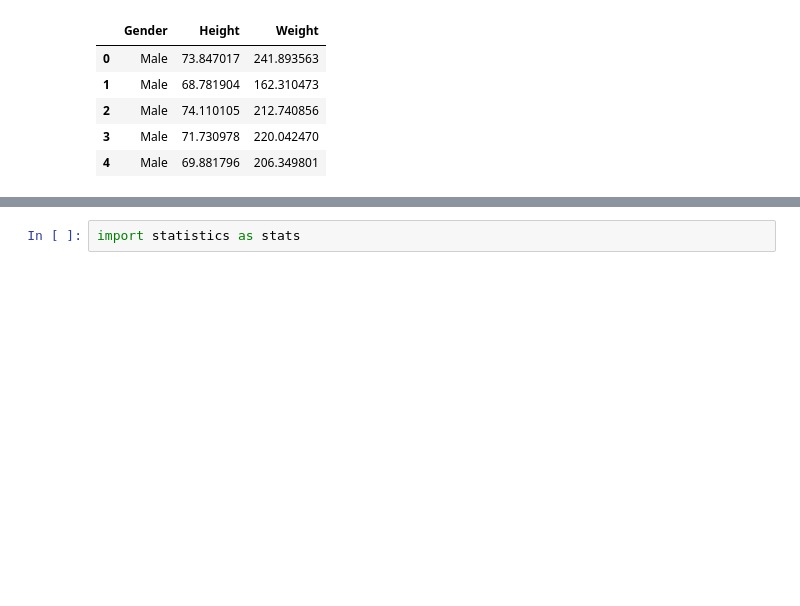
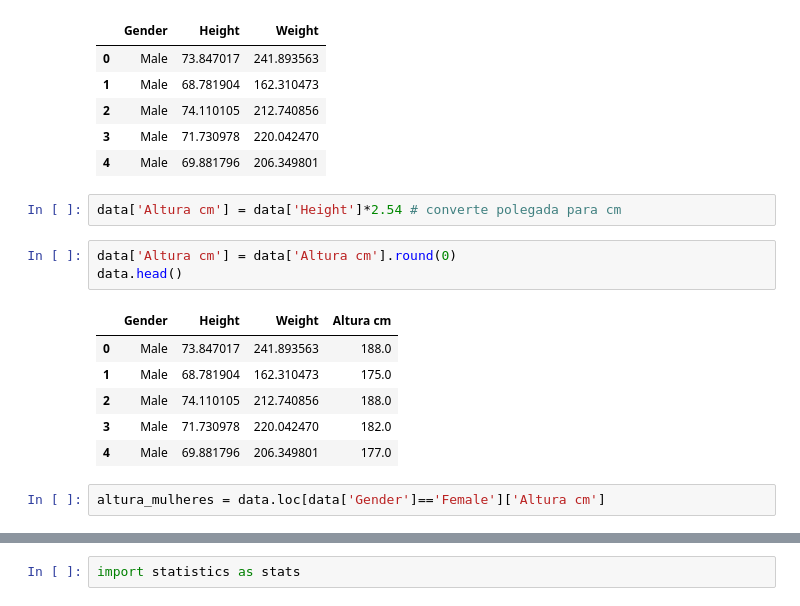
Before and after one commit to phillrog/py-machine-learning, a Jupyter notebook: notebooks/7 - Estatística/04 - Medidas de Dispersão.ipynb, the cells around one changed output, grey strips where cells are left out. Saved outputs shown, nothing was run; the diff lists cells and outputs as text; blank space fills up the shorter version.

```diff
--- a/notebooks/7 - Estatística/04 - Medidas de Dispersão.ipynb
+++ b/notebooks/7 - Estatística/04 - Medidas de Dispersão.ipynb
@@ -60,3 +60,17 @@ data.head()
 | 2 | Male | 74.110105 | 212.740856 |
 | 3 | Male | 71.730978 | 220.042470 |
 | 4 | Male | 69.881796 | 206.349801 |
+# %%
+data['Altura cm'] = data['Height']*2.54 # converte polegada para cm
+# %%
+data['Altura cm'] = data['Altura cm'].round(0)
+data.head()
+# %% [output]
+|  | Gender | Height | Weight | Altura cm |
+| 0 | Male | 73.847017 | 241.893563 | 188.0 |
+| 1 | Male | 68.781904 | 162.310473 | 175.0 |
+| 2 | Male | 74.110105 | 212.740856 | 188.0 |
+| 3 | Male | 71.730978 | 220.042470 | 182.0 |
+| 4 | Male | 69.881796 | 206.349801 | 177.0 |
+# %%
+altura_mulheres = data.loc[data['Gender']=='Female']['Altura cm']
```
Also changed, not shown: parts of 1 cell of this notebook.
